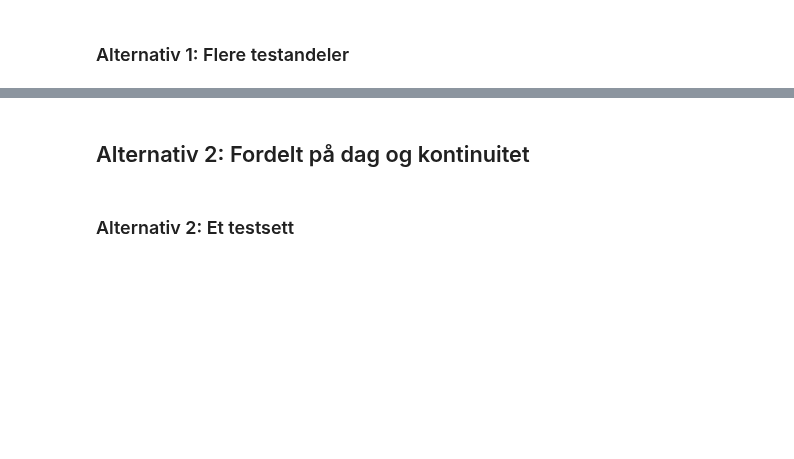
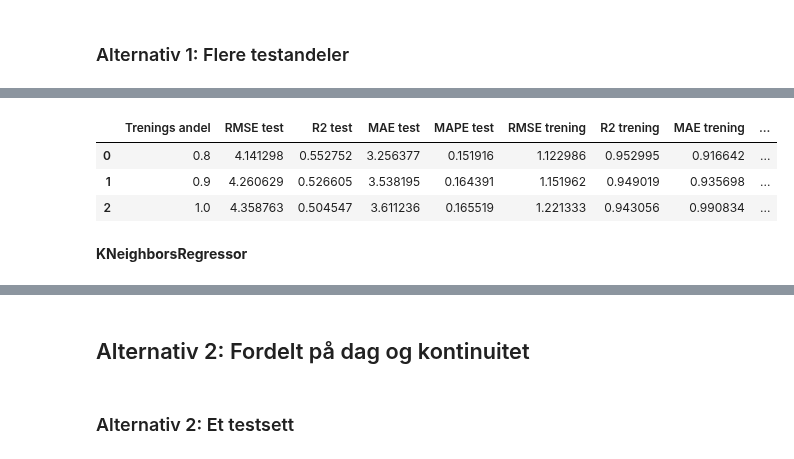
Before and after one commit to PreyPython123/Master-V24-Semiveiledet-Regresjon, a Jupyter notebook: Bioco_Collagen_Klassiske_Superveiledet_Regresjonsmetoder.ipynb, the cells around one changed output, grey strips where cells are left out. Cells and saved outputs as stored; diff of their text form; code cells hidden in the pictures; blank space fills up the shorter version.

```diff
--- a/Bioco_Collagen_Klassiske_Superveiledet_Regresjonsmetoder.ipynb
+++ b/Bioco_Collagen_Klassiske_Superveiledet_Regresjonsmetoder.ipynb
@@ -34,12 +41,19 @@ import math
 from sklearn.model_selection import train_test_split
 from sklearn.pipeline import Pipeline
 from sklearn.preprocessing import StandardScaler
+from sklearn.model_selection import StratifiedKFold
+import sklearn.model_selection
+from statistics import mean
 
 from sklearn.ensemble import RandomForestRegressor
+from sklearn.neighbors import KNeighborsRegressor
 
 
 import optuna
 from optuna.visualization import plot_optimization_history
+
+# Utelukker utskriving av logg for hyperoptimalisering
+optuna.logging.set_verbosity(optuna.logging.WARNING)
 # %% [markdown]
 Evalueringsmetrikker
 # %%
@@ -479,0 +473,36 @@ collagen_rfr_resultater_enzym
+# %%
+collagen_rfr_resultater_enzym = pd.DataFrame(columns = ["Trenings andel",
+                                                        "RMSE test",
+                                                        "R2 test",
+                                                        "MAE test",
+                                                        "MAPE test",
+                                                        "RMSE trening",
+                                                        "R2 trening",
+                                                        "MAE trening",
+                                                        "MAPE trening",
+                                                        "Beste parametere"])
+
+collagen_knr_resultater_enzym = pd.DataFrame(columns = ["Trenings andel",
+                                                         "RMSE test",
+                                                         "R2 test",
+                                                         "MAE test",
+                                                         "MAPE test",
+                                                         "RMSE trening",
+                                                         "R2 trening",
+                                                         "MAE trening",
+                                                         "MAPE trening",
+                                                         "Beste parametere"])
+
+# Setter fast testandel
+test_andel = 0.1
+
+# Deler datasettet i trening og testsett
+collagen_trening_markert, collagen_enzymtyper_markert,\
+collagen_test, _, collagen_trening_umarkert,\
+_, collagen_trening = trening_testsett_oppdeling_enzym(rå_data,
+                                                       collagen_data,
+                                                       test_andel=test_andel)
+
+# Treningssett
+X_test = collagen_test.iloc[:, :-1]
+y_test = collagen_test.iloc[:, -1]
@@ -479,0 +614,9 @@ collagen_rfr_resultater_enzym
+# %%
+collagen_rfr_resultater_enzym
+# %% [output]
+|  | Trenings andel | RMSE test | R2 test | MAE test | MAPE test | RMSE trening | R2 trening | MAE trening | ... |
+| 0 | 0.8 | 4.141298 | 0.552752 | 3.256377 | 0.151916 | 1.122986 | 0.952995 | 0.916642 | ... |
+| 1 | 0.9 | 4.260629 | 0.526605 | 3.538195 | 0.164391 | 1.151962 | 0.949019 | 0.935698 | ... |
+| 2 | 1.0 | 4.358763 | 0.504547 | 3.611236 | 0.165519 | 1.221333 | 0.943056 | 0.990834 | ... |
+# %% [markdown]
+**KNeighborsRegressor**
```
Also changed, not shown: parts of 42 cells of this notebook.
